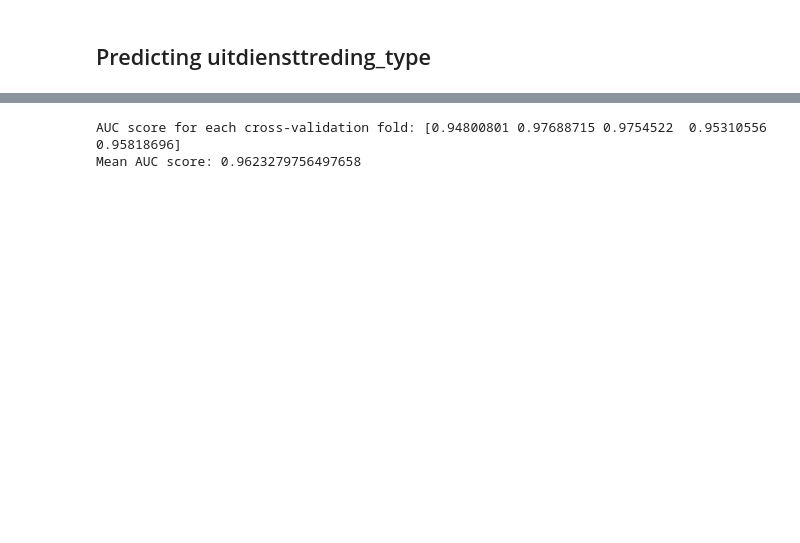
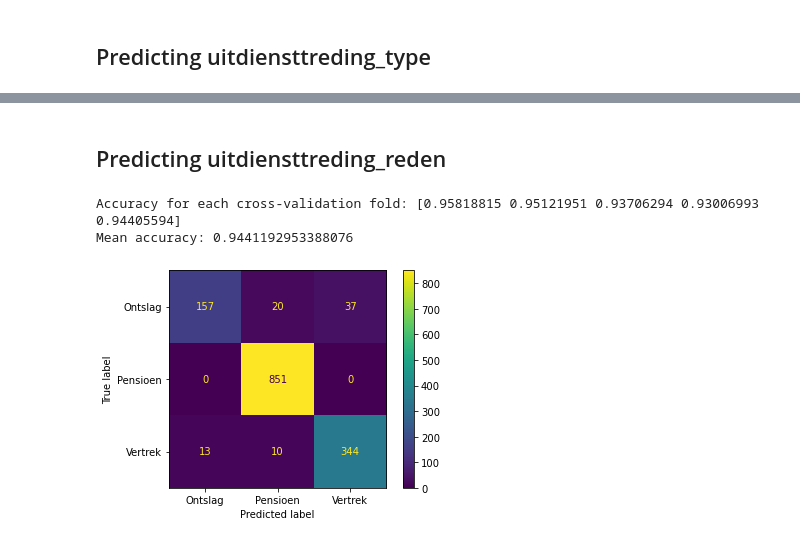
Before and after one commit to SjorsWitt/i4talent_assignment, a Jupyter notebook: main.ipynb, the cells around one changed output, grey strips where cells are left out. Drawn from its saved outputs; the diff is of its cells as text; code cells hidden in the pictures; blank space fills up the shorter version.

```diff
--- a/main.ipynb
+++ b/main.ipynb
@@ -448,7 +469,17 @@ pd.DataFrame(np.append(clf.intercept_, clf.coef_), pd.Index(['intercept']).appen
-# %%
-scores = cross_val_score(clf, X, y, cv = 5, scoring = 'roc_auc')
-print("AUC score for each cross-validation fold:", scores)
-print("Mean AUC score:", scores.mean())
-# %% [output]
-AUC score for each cross-validation fold: [0.94800801 0.97688715 0.9754522  0.95310556 0.95818696]
-Mean AUC score: 0.9623279756497658
+# %% [markdown]
+## Predicting uitdiensttreding_reden
+# %%
+y = data['uitdiensttreding_reden']
+
+clf, scores, predictions = classifier(X, y)
+# %%
+print("Accuracy for each cross-validation fold:", scores)
+print("Mean accuracy:", scores.mean())
+# %% [output]
+Accuracy for each cross-validation fold: [0.95818815 0.95121951 0.93706294 0.93006993 0.94405594]
+Mean accuracy: 0.9441192953388076
+# %%
+ConfusionMatrixDisplay.from_predictions(data['uitdiensttreding_reden'], predictions)
+plt.show()
+# %% [output]
+[figure, added]
```
Also changed, not shown: parts of 14 cells of this notebook.
